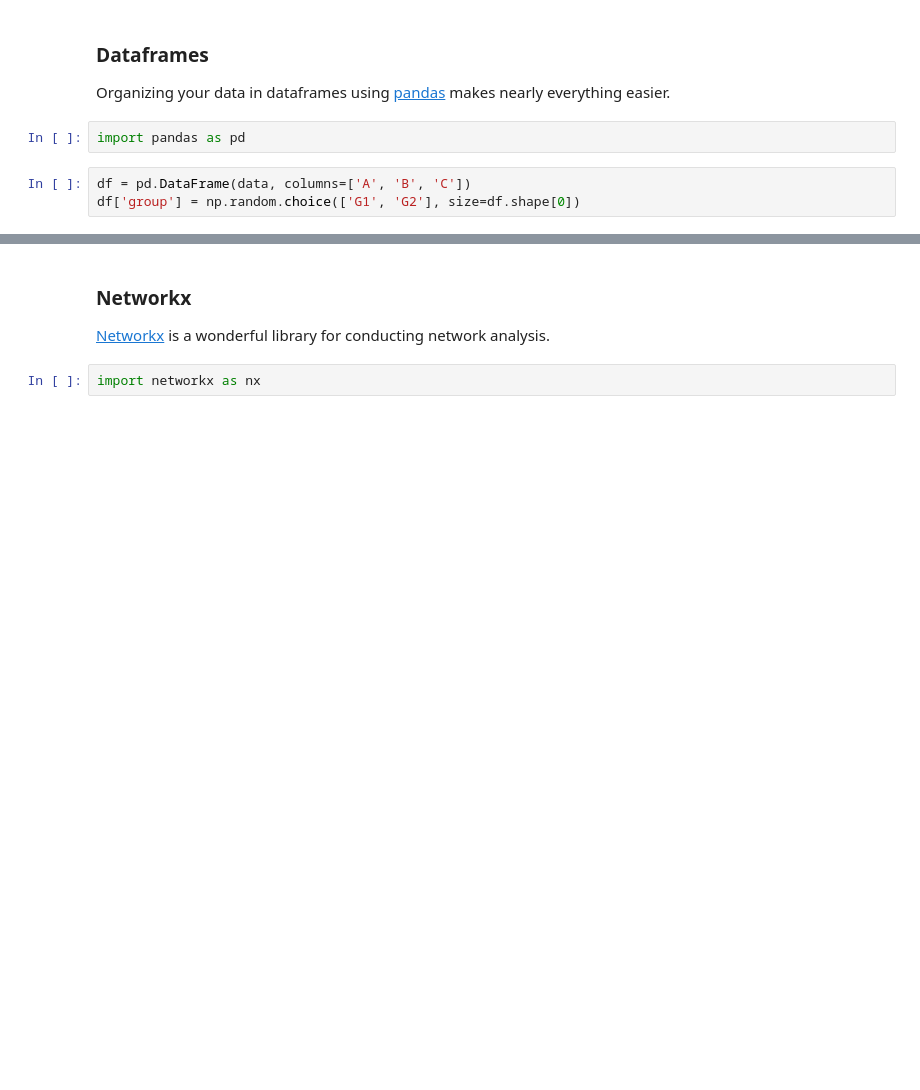
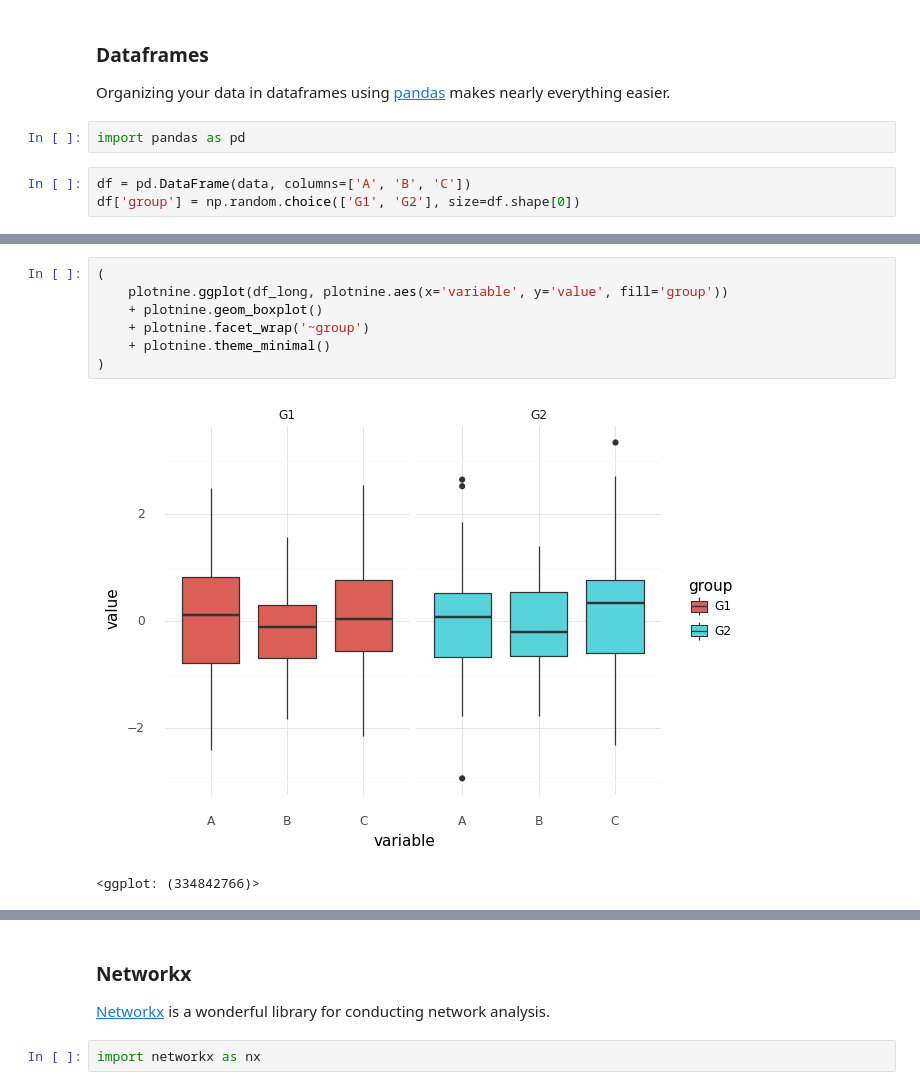
Before and after one commit to kpj/kpj.github.io, a Jupyter notebook: source/misc/PythonAlmanac.ipynb, the cells around one changed output, grey strips where cells are left out. Saved outputs shown, nothing was run; the diff lists cells and outputs as text; blank space fills up the shorter version.

```diff
--- a/source/misc/PythonAlmanac.ipynb
+++ b/source/misc/PythonAlmanac.ipynb
@@ -276,0 +315,10 @@ df.head()
+# %%
+(
+    plotnine.ggplot(df_long, plotnine.aes(x='variable', y='value', fill='group'))
+    + plotnine.geom_boxplot()
+    + plotnine.facet_wrap('~group')
+    + plotnine.theme_minimal()
+)
+# %% [output]
+[figure, added]
+<ggplot: (334842766)>
```
Also changed, not shown: parts of 64 cells of this notebook.
